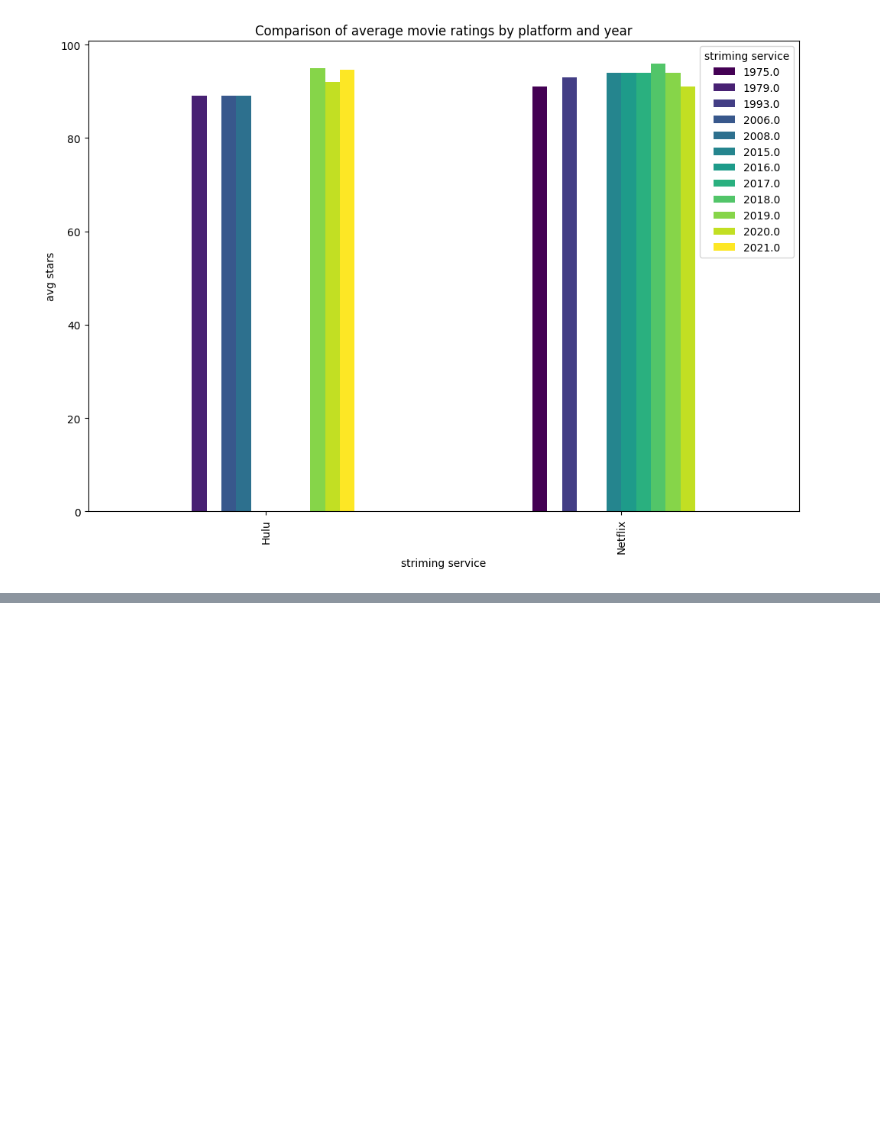
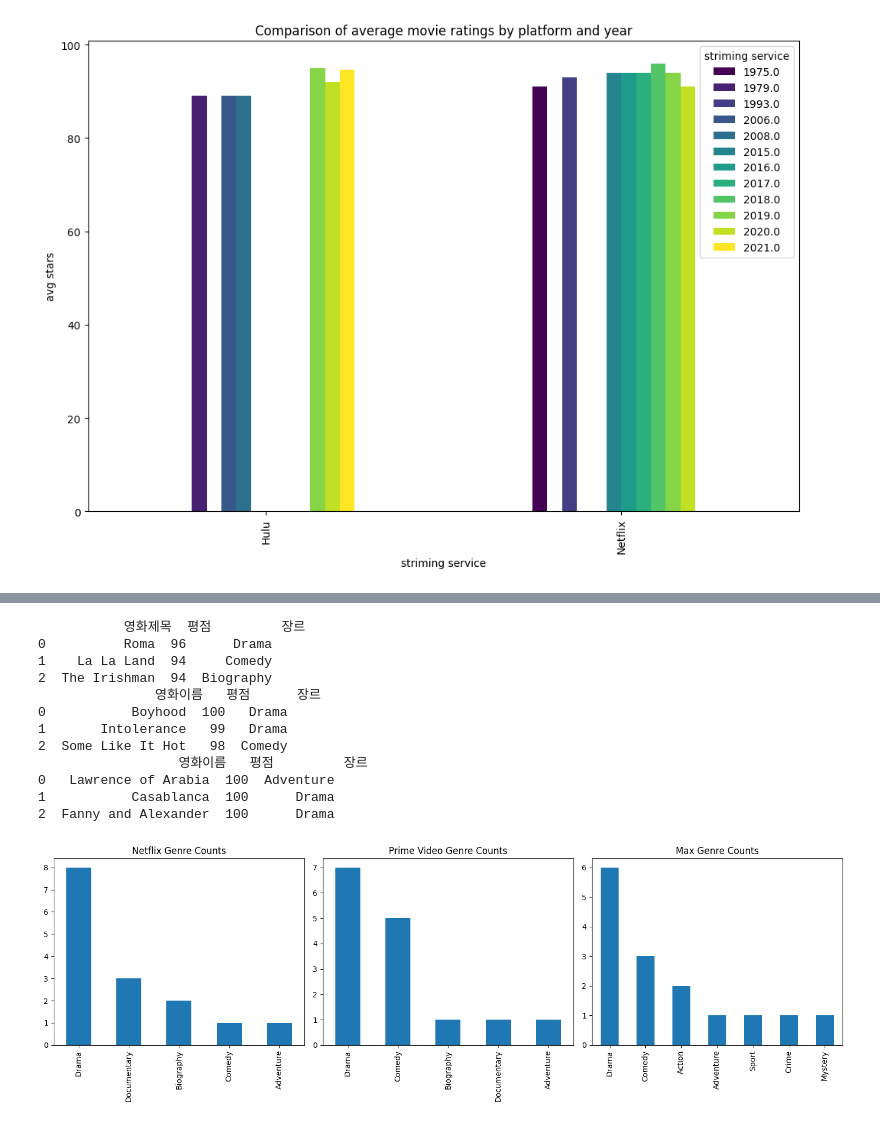
Before and after one commit to sarimiro56/BigData_Python, a Jupyter notebook: PBL기말고사용_과제_202116029_태은선.ipynb, the cells around one changed output, grey strips where cells are left out. Cells and saved outputs as stored; diff of their text form; code cells hidden in the pictures; blank space fills up the shorter version.

```diff
--- a/PBL기말고사용_과제_202116029_태은선.ipynb
+++ b/PBL기말고사용_과제_202116029_태은선.ipynb
@@ -174,0 +173,47 @@ plt.show()
+# %%
+import pandas as pd
+import matplotlib.pyplot as plt
+
+# CSV 파일에서 데이터 로드
+netflix_df = pd.read_csv('NetFlix.csv', encoding='utf-8')
+prime_video_df = pd.read_csv('Prime_Video.csv', encoding='utf-8')
+max_df = pd.read_csv('Max.csv', encoding='utf-8')
+
+# 각 플랫폼에서 1~3위 영화 선택
+netflix_top_movies = netflix_df.sort_values(by='평점', ascending=False).head(3)
+prime_video_top_movies = prime_video_df.sort_values(by='평점', ascending=False).head(3)
+max_top_movies = max_df.sort_values(by='평점', ascending=False).head(3)
+
+# 각 플랫폼에서 장르별 영화 개수 카운트
+netflix_genre_counts = netflix_df['장르'].value_counts()
+prime_video_genre_counts = prime_video_df['장르'].value_counts()
+max_genre_counts = max_df['장르'].value_counts()
+
+# 시각화: 각 플랫폼별 1~3위 영화
+print(netflix_top_movies)
+print(prime_video_top_movies)
+print(max_top_movies)
+
+# 시각화: 각 플랫폼별 장르별 영화 개수
+fig, axes = plt.subplots(nrows=1, ncols=3, figsize=(15, 5))
+
+netflix_genre_counts.plot(kind='bar', ax=axes[0], title='Netflix Genre Counts')
+prime_video_genre_counts.plot(kind='bar', ax=axes[1], title='Prime Video Genre Counts')
+max_genre_counts.plot(kind='bar', ax=axes[2], title='Max Genre Counts')
+
+plt.tight_layout()
+plt.show()
+# %% [output]
+           영화제목  평점         장르
+0          Roma  96      Drama
+1    La La Land  94     Comedy
+2  The Irishman  94  Biography
+               영화이름   평점      장르
+0           Boyhood  100   Drama
+1       Intolerance   99   Drama
+2  Some Like It Hot   98  Comedy
+                  영화이름   평점         장르
+0   Lawrence of Arabia  100  Adventure
+1           Casablanca  100      Drama
+2  Fanny and Alexander  100      Drama
+[figure, added]
```
Also changed, not shown: parts of 10 cells of this notebook.
